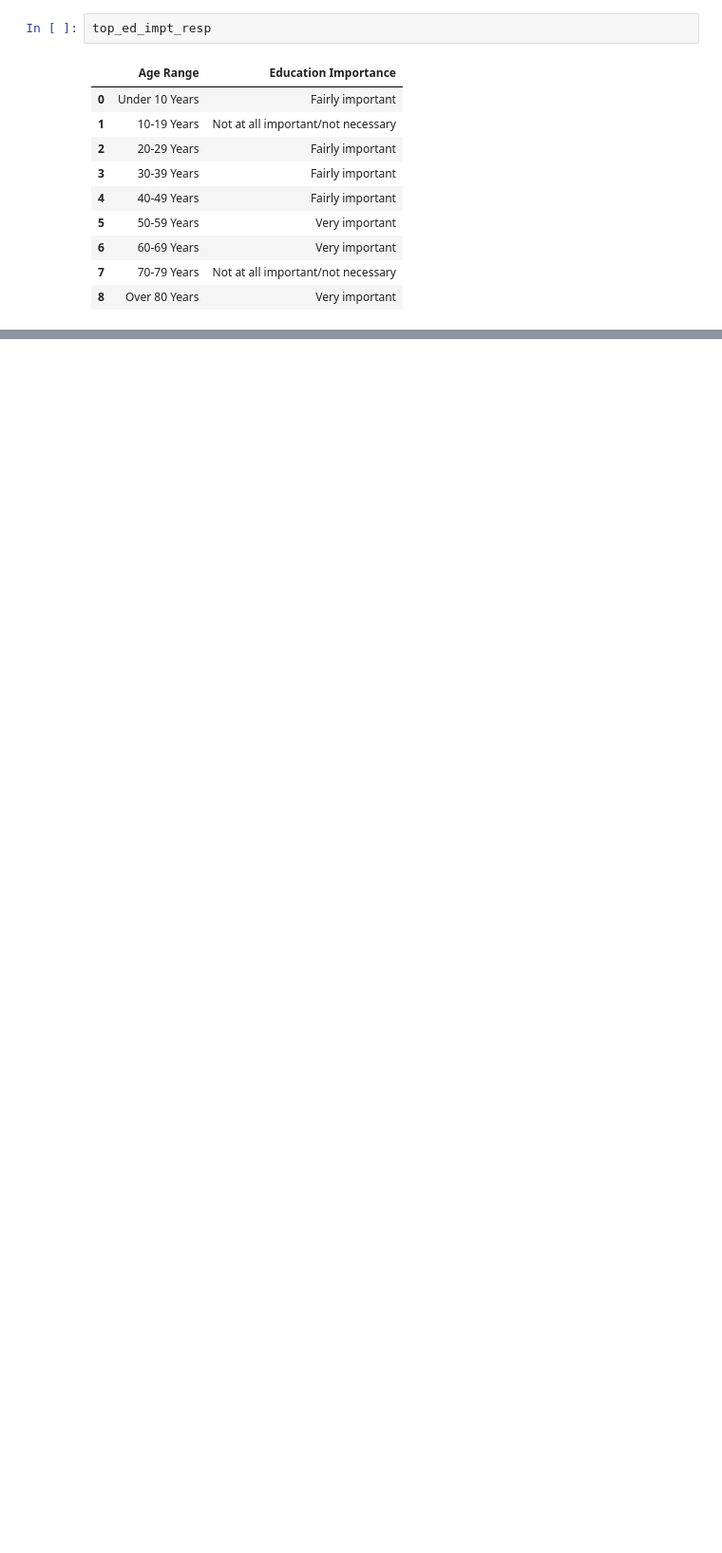
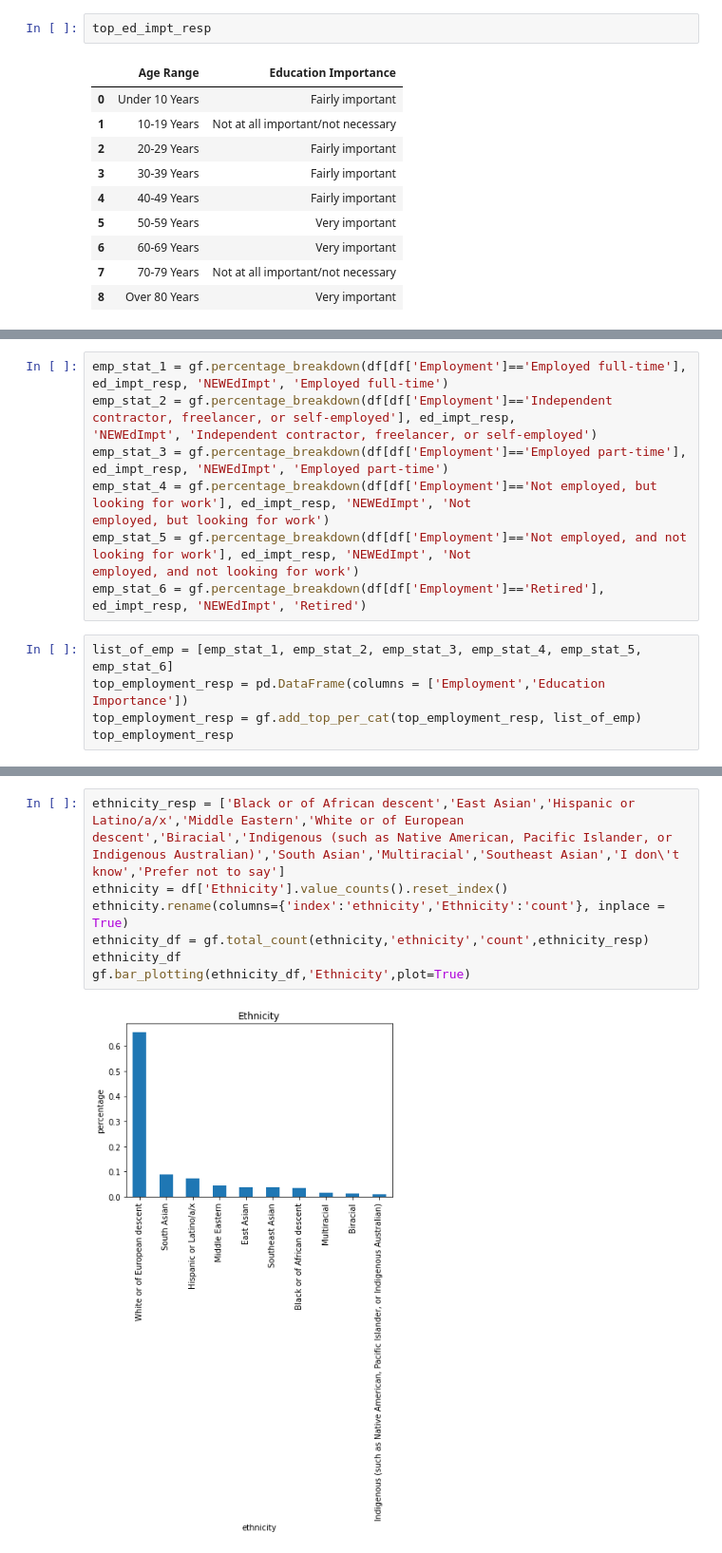
Before and after one commit to jadefreese/pj1-stackoverflow, a Jupyter notebook: formal_edu.ipynb, the cells around one changed output, grey strips where cells are left out. Shown at 95% size. Cells and saved outputs as stored; diff of their text form; blank space fills up the shorter version.

```diff
--- a/formal_edu.ipynb
+++ b/formal_edu.ipynb
@@ -209,0 +186,12 @@ top_ed_impt_resp
+# %%
+emp_stat_1 = gf.percentage_breakdown(df[df['Employment']=='Employed full-time'], ed_impt_resp, 'NEWEdImpt', 'Employed full-time')
+emp_stat_2 = gf.percentage_breakdown(df[df['Employment']=='Independent contractor, freelancer, or self-employed'], ed_impt_resp,                                           'NEWEdImpt', 'Independent contractor, freelancer, or self-employed')
+emp_stat_3 = gf.percentage_breakdown(df[df['Employment']=='Employed part-time'], ed_impt_resp, 'NEWEdImpt', 'Employed part-time')
+emp_stat_4 = gf.percentage_breakdown(df[df['Employment']=='Not employed, but looking for work'], ed_impt_resp, 'NEWEdImpt', 'Not                                           employed, but looking for work')
+emp_stat_5 = gf.percentage_breakdown(df[df['Employment']=='Not employed, and not looking for work'], ed_impt_resp, 'NEWEdImpt', 'Not                                       employed, and not looking for work')
+emp_stat_6 = gf.percentage_breakdown(df[df['Employment']=='Retired'], ed_impt_resp, 'NEWEdImpt', 'Retired')
+# %%
+list_of_emp = [emp_stat_1, emp_stat_2, emp_stat_3, emp_stat_4, emp_stat_5, emp_stat_6]
+top_employment_resp = pd.DataFrame(columns = ['Employment','Education Importance'])
+top_employment_resp = gf.add_top_per_cat(top_employment_resp, list_of_emp)
+top_employment_resp
@@ -209,0 +228,9 @@ top_ed_impt_resp
+# %%
+ethnicity_resp = ['Black or of African descent','East Asian','Hispanic or Latino/a/x','Middle Eastern','White or of European descent','Biracial','Indigenous (such as Native American, Pacific Islander, or Indigenous Australian)','South Asian','Multiracial','Southeast Asian','I don\'t know','Prefer not to say']
+ethnicity = df['Ethnicity'].value_counts().reset_index()
+ethnicity.rename(columns={'index':'ethnicity','Ethnicity':'count'}, inplace = True)
+ethnicity_df = gf.total_count(ethnicity,'ethnicity','count',ethnicity_resp)
+ethnicity_df
+gf.bar_plotting(ethnicity_df,'Ethnicity',plot=True)
+# %% [output]
+[figure, added]
```
Also changed, not shown: parts of 39 cells of this notebook.
